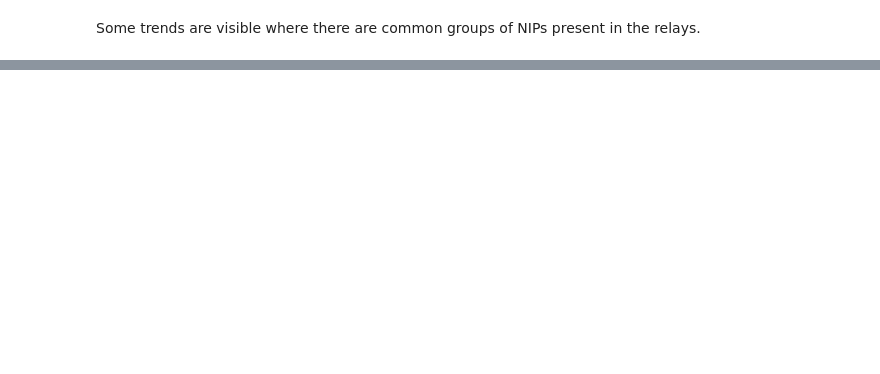
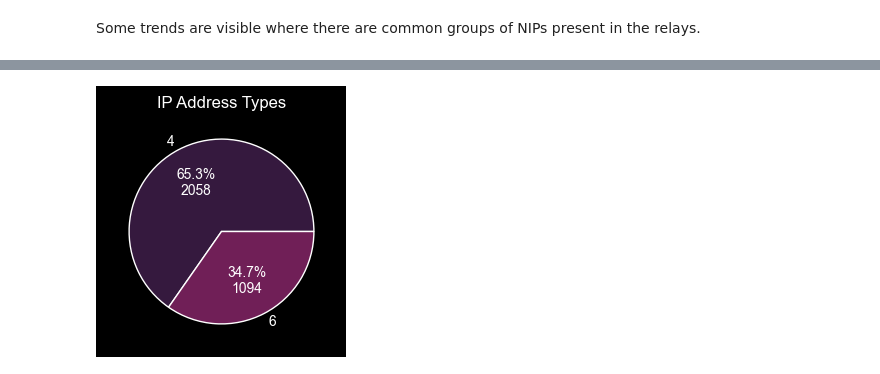
Before and after one commit to SEG-UNIBE/artio-insight, a Jupyter notebook: notebooks/artio.ipynb, the cells around one changed output, grey strips where cells are left out. Saved outputs shown, nothing was run; the diff lists cells and outputs as text; code cells hidden in the pictures; blank space fills up the shorter version.

```diff
--- a/notebooks/artio.ipynb
+++ b/notebooks/artio.ipynb
@@ -234,0 +382,9 @@ plt.show()
+# %%
+ip_type_grouped = df_ip_type.groupby("ip_type")['ip_address'].count()
+fig, ax = plt.subplots(figsize = ( 20 , 3 ))
+plt.pie(ip_type_grouped, labels=ip_type_grouped.index, colors=colors, autopct=format_piechart_label(ip_type_grouped))
+ax.set_title('IP Address Types')
+
+plt.show()
+# %% [output]
+[figure, added]
```
Also changed, not shown: parts of 35 cells of this notebook, 3 other files.
